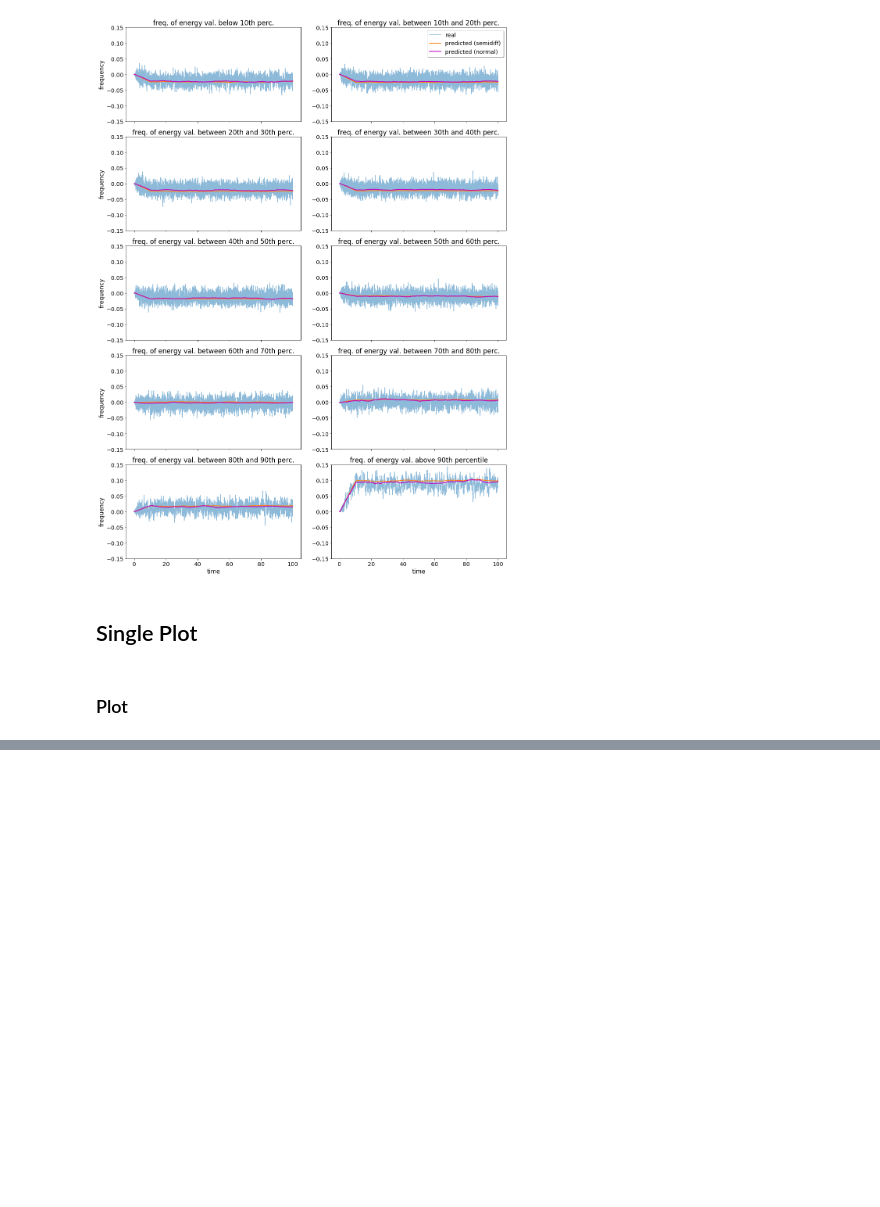
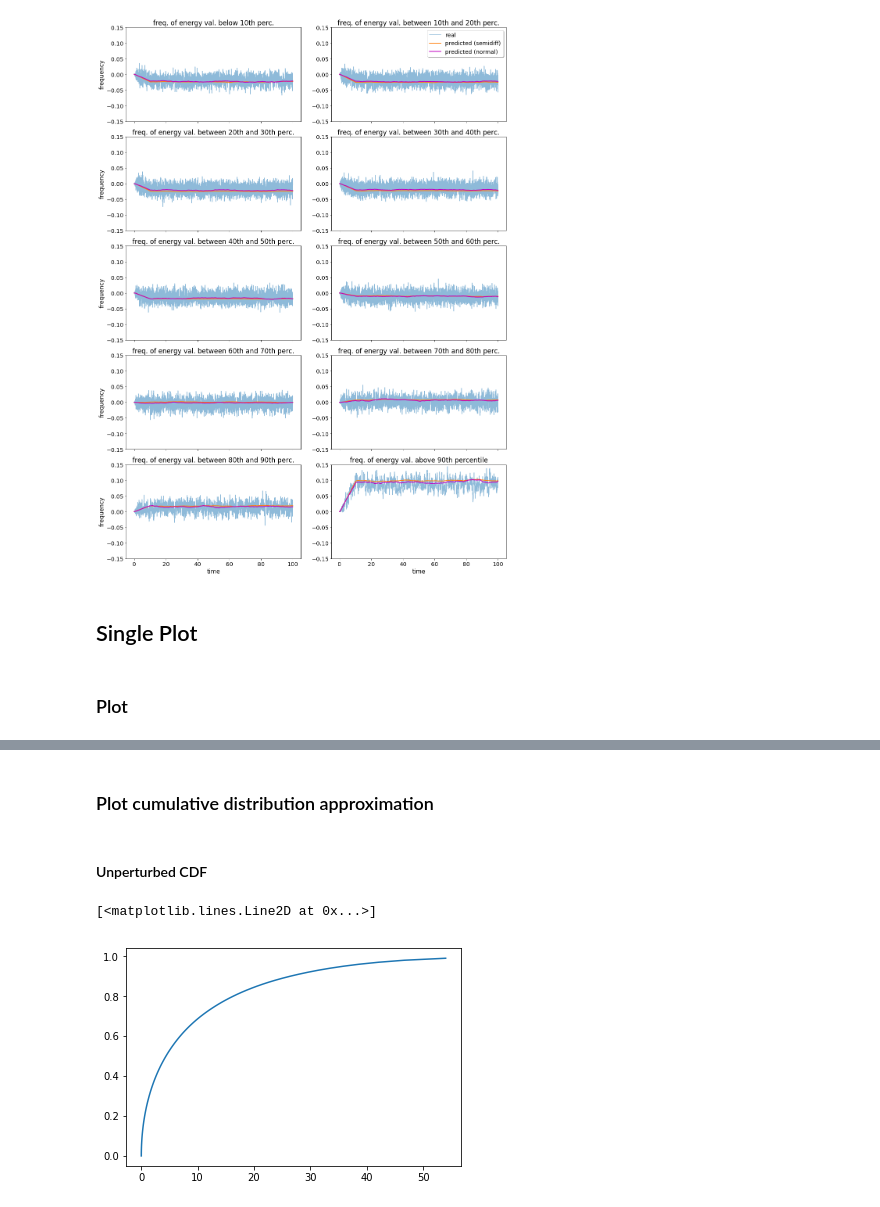
Before and after one commit to mcucchi9/exotic, a Jupyter notebook: notebooks/predictions_linear_plot.ipynb, the cells around one changed output, grey strips where cells are left out. Drawn from its saved outputs; the diff is of its cells as text; code cells hidden in the pictures; blank space fills up the shorter version.

```diff
--- a/notebooks/predictions_linear_plot.ipynb
+++ b/notebooks/predictions_linear_plot.ipynb
@@ -16,6 +16,12 @@ import matplotlib.pyplot as plt
 
 from lab import analysis
 from lab.simulation import forcings
+# %%
+REF_RESP_PATH = [
+    '/home/cucchi/phd/data/response/lorenz96/rk4/SF_8_1.0_0/',
+    '/home/cucchi/phd/data/response/lorenz96/rk4/SF_8_-1.0_0/'
+]
+QUANTILES_PATH = '/home/cucchi/phd/data/obs/lorenz96/rk4/CF_8/quantiles/obs_lorenz96_rk4_CF_8_quantiles_energy.nc'
 # %% [markdown]
 ## Multiple Plots
 # %%
@@ -166,0 +171,12 @@ Text(0.5, 0, 'time')
+# %% [markdown]
+### Plot cumulative distribution approximation
+# %% [markdown]
+#### Unperturbed CDF
+# %%
+quantiles = xr.open_dataarray(QUANTILES_PATH)
+x = quantiles.values
+y = quantiles.quantile_order
+plt.plot(x, y)
+# %% [output]
+[<matplotlib.lines.Line2D at 0x...>]
+[figure, added]
```
Also changed, not shown: parts of 10 cells of this notebook, 1 other file.
